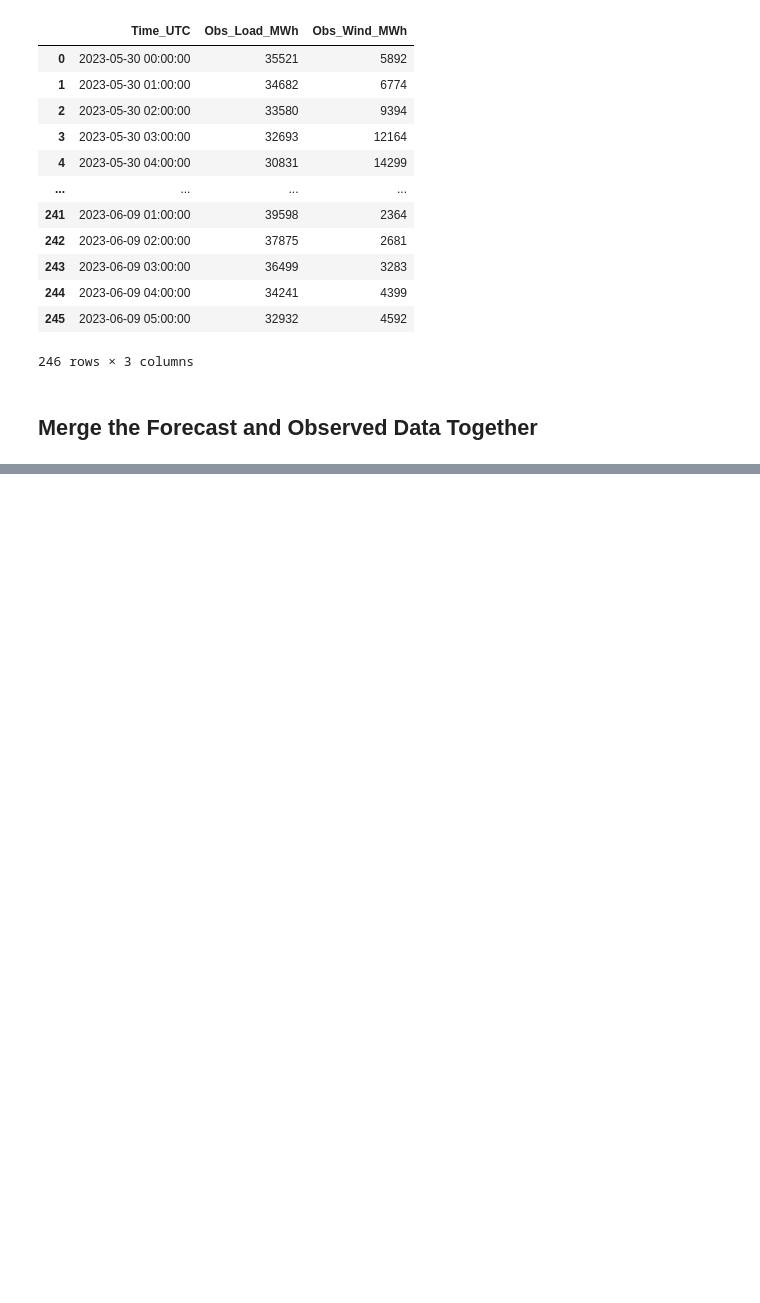
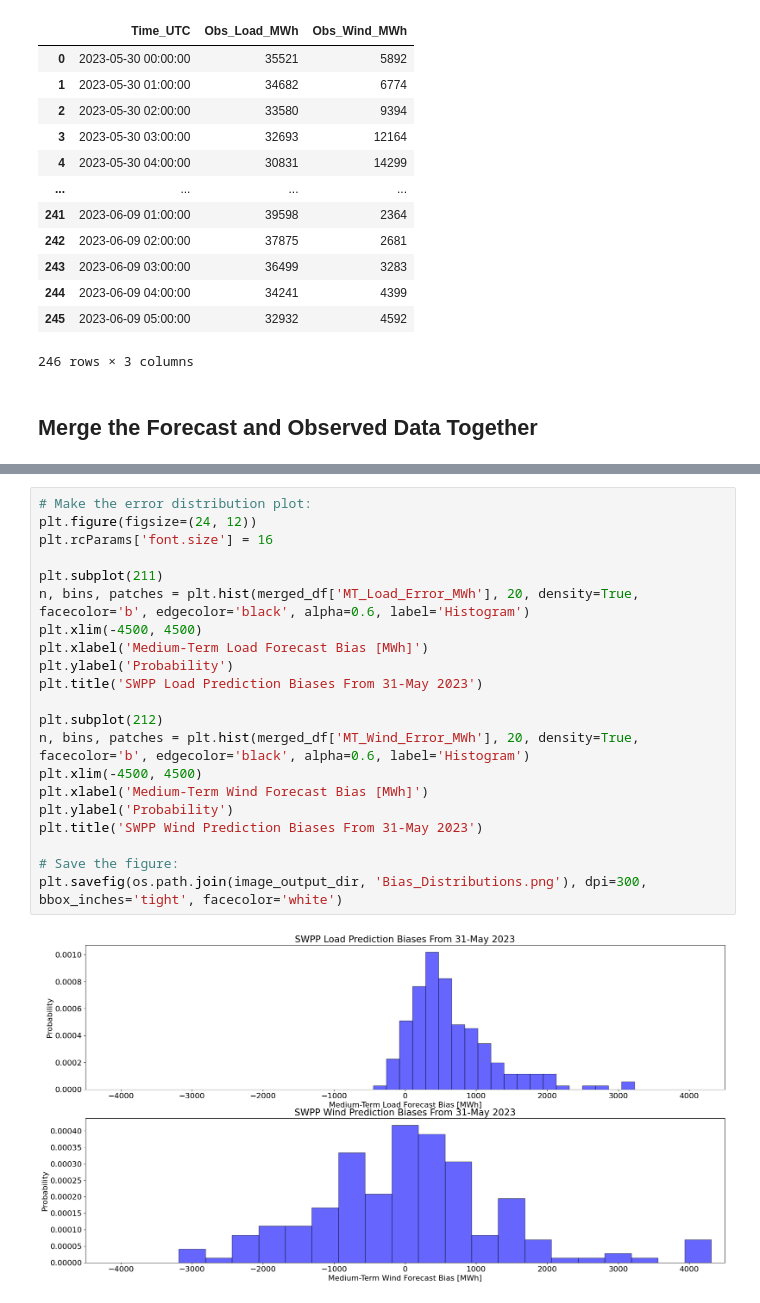
Before and after one commit to cdburley/spp_wind_forecast, a Jupyter notebook: notebooks/wind_forecast_evaluation.ipynb, the cells around one changed output, grey strips where cells are left out. Cells and saved outputs as stored; diff of their text form; blank space fills up the shorter version.

```diff
--- a/notebooks/wind_forecast_evaluation.ipynb
+++ b/notebooks/wind_forecast_evaluation.ipynb
@@ -112,0 +167,23 @@ merged_df
+# %%
+# Make the error distribution plot:
+plt.figure(figsize=(24, 12))
+plt.rcParams['font.size'] = 16
+
+plt.subplot(211)
+n, bins, patches = plt.hist(merged_df['MT_Load_Error_MWh'], 20, density=True, facecolor='b', edgecolor='black', alpha=0.6, label='Histogram')
+plt.xlim(-4500, 4500)
+plt.xlabel('Medium-Term Load Forecast Bias [MWh]')
+plt.ylabel('Probability')
+plt.title('SWPP Load Prediction Biases From 31-May 2023')
+
+plt.subplot(212)
+n, bins, patches = plt.hist(merged_df['MT_Wind_Error_MWh'], 20, density=True, facecolor='b', edgecolor='black', alpha=0.6, label='Histogram')
+plt.xlim(-4500, 4500)
+plt.xlabel('Medium-Term Wind Forecast Bias [MWh]')
+plt.ylabel('Probability')
+plt.title('SWPP Wind Prediction Biases From 31-May 2023')
+
+# Save the figure:
+plt.savefig(os.path.join(image_output_dir, 'Bias_Distributions.png'), dpi=300, bbox_inches='tight', facecolor='white')
+# %% [output]
+[figure, added]
```
Also changed, not shown: parts of 7 cells of this notebook, 4 other files.
